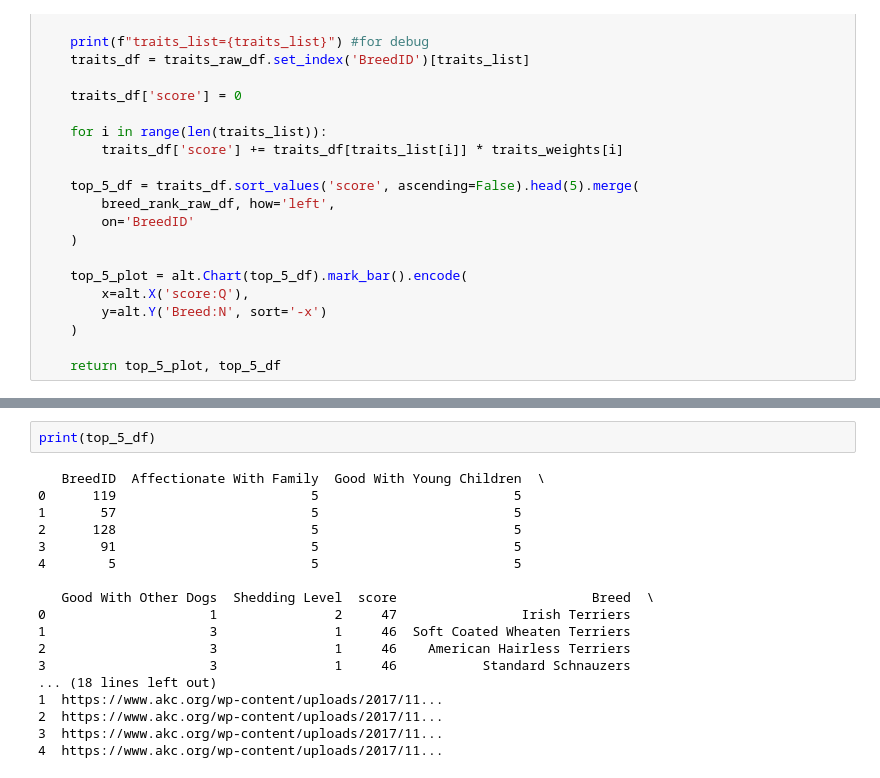
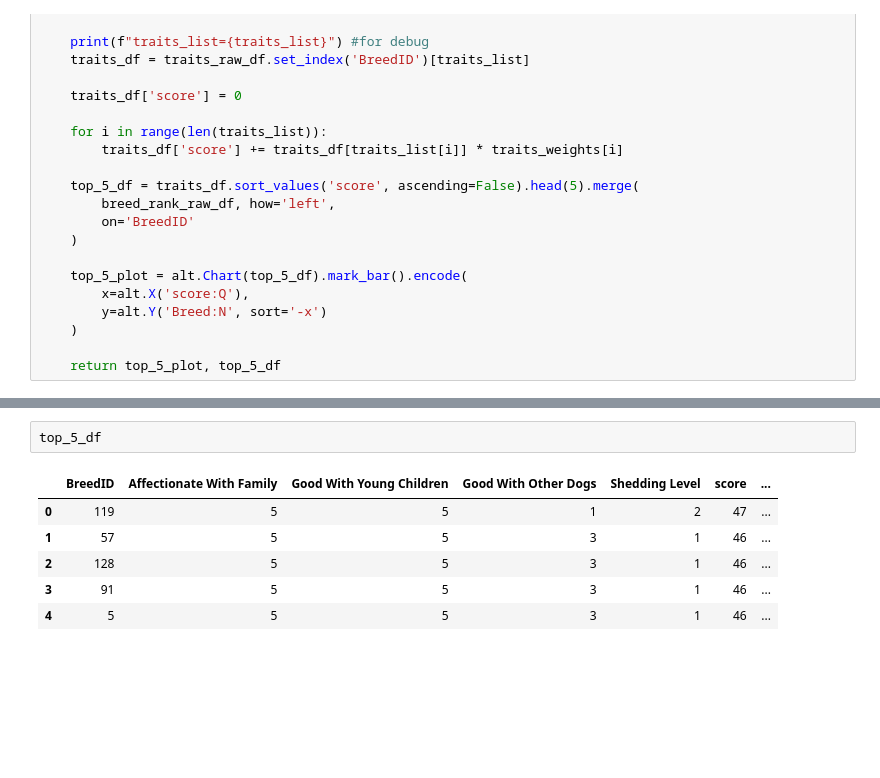
Before and after one commit to UBC-MDS/doggodash, a Jupyter notebook: src/steven_test.ipynb, the cells around one changed output, grey strips where cells are left out. Cells and saved outputs as stored; diff of their text form; blank space fills up the shorter version.

```diff
--- a/src/steven_test.ipynb
+++ b/src/steven_test.ipynb
@@ -92,25 +92,14 @@ top_5_plot
 traits_list=['Affectionate With Family', 'Good With Young Children', 'Good With Other Dogs', 'Shedding Level']
 [interactive output not drawn]
 # %%
-print(top_5_df)
+top_5_df
 # %% [output]
-   BreedID  Affectionate With Family  Good With Young Children  \
-0      119                         5                         5
-1       57                         5                         5
-2      128                         5                         5
-3       91                         5                         5
-4        5                         5                         5
-
-   Good With Other Dogs  Shedding Level  score                         Breed  \
-0                     1               2     47                Irish Terriers
-1                     3               1     46  Soft Coated Wheaten Terriers
-2                     3               1     46    American Hairless Terriers
-3                     3               1     46           Standard Schnauzers
-... (18 lines left out)
-1  https://www.akc.org/wp-content/uploads/2017/11...
-2  https://www.akc.org/wp-content/uploads/2017/11...
-3  https://www.akc.org/wp-content/uploads/2017/11...
-4  https://www.akc.org/wp-content/uploads/2017/11...
+|  | BreedID | Affectionate With Family | Good With Young Children | Good With Other Dogs | Shedding Level | score | ... |
+| 0 | 119 | 5 | 5 | 1 | 2 | 47 | ... |
+| 1 | 57 | 5 | 5 | 3 | 1 | 46 | ... |
+| 2 | 128 | 5 | 5 | 3 | 1 | 46 | ... |
+| 3 | 91 | 5 | 5 | 3 | 1 | 46 | ... |
+| 4 | 5 | 5 | 5 | 3 | 1 | 46 | ... |
 # %%
 col_list = list()
 
```
Also changed, not shown: parts of 1 cell of this notebook.
